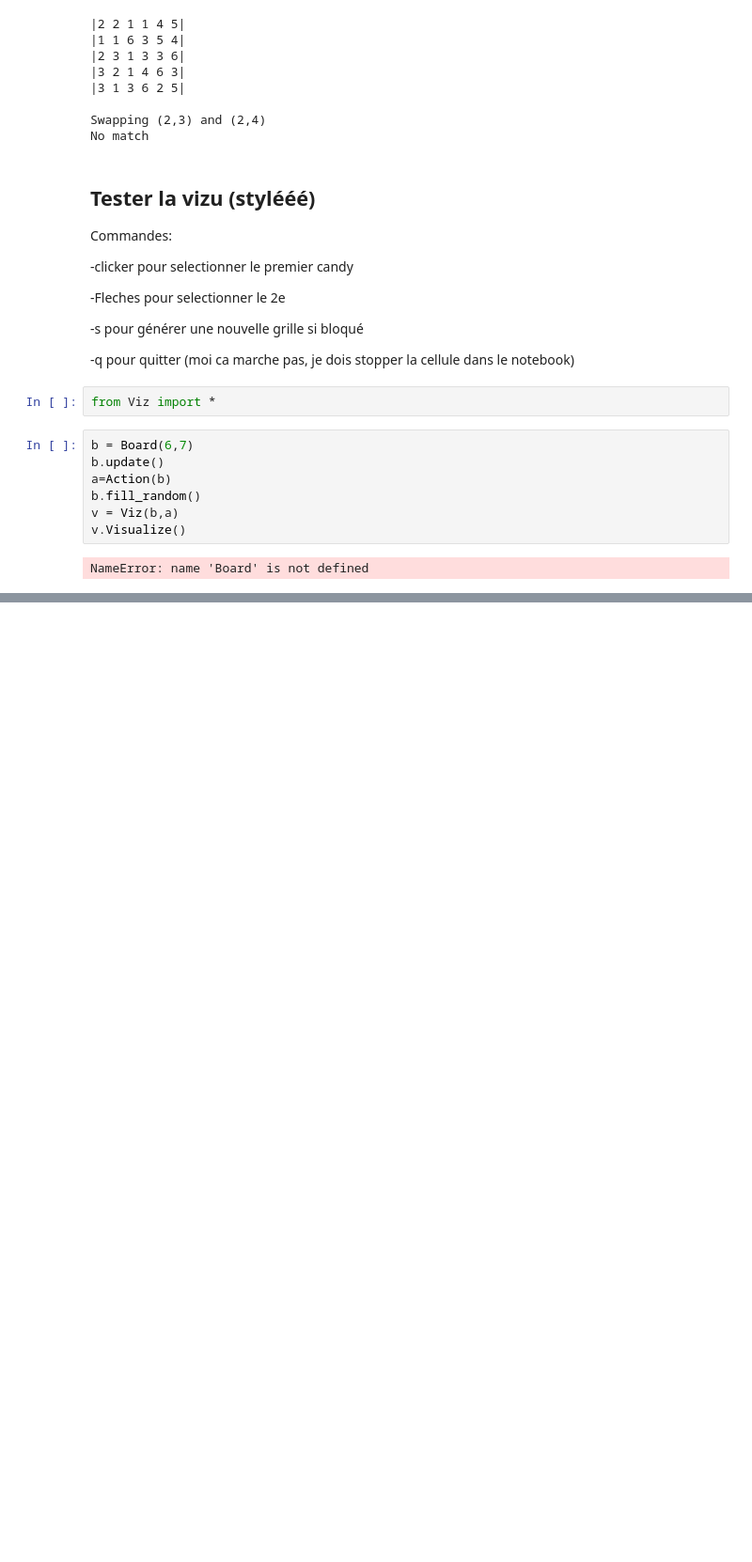
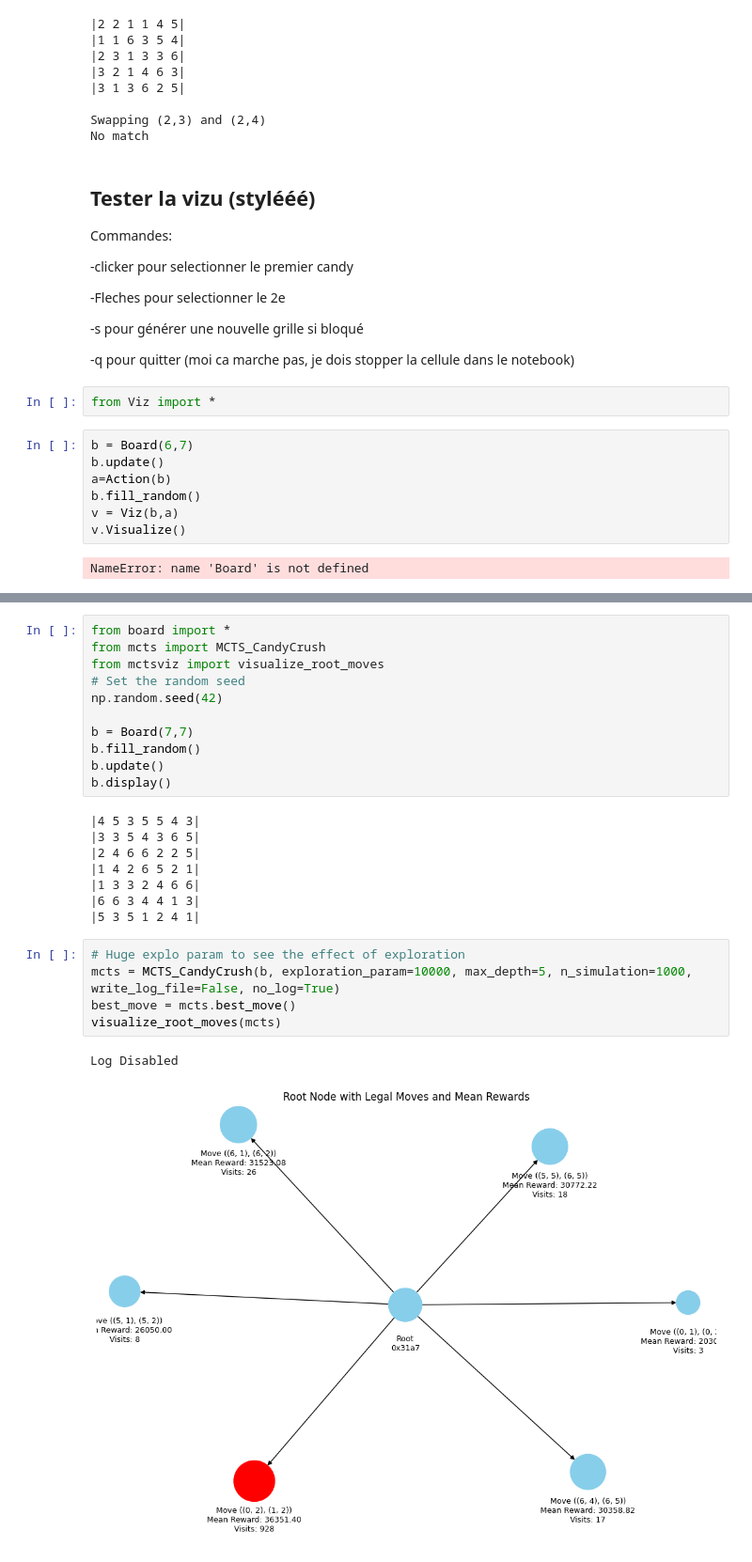
Before and after one commit to AlexisBnnft/CandyCrusher, a Jupyter notebook: Test.ipynb, the cells around one changed output, grey strips where cells are left out. Shown: that part at 94% size. Saved outputs shown, nothing was run; the diff lists cells and outputs as text; blank space fills up the shorter version.

```diff
--- a/Test.ipynb
+++ b/Test.ipynb
@@ -191,0 +202,27 @@ NameError: name 'Board' is not defined
+# %%
+from board import *
+from mcts import MCTS_CandyCrush
+from mctsviz import visualize_root_moves
+# Set the random seed
+np.random.seed(42)
+
+b = Board(7,7)
+b.fill_random()
+b.update()
+b.display()
+# %% [output]
+|4 5 3 5 5 4 3|
+|3 3 5 4 3 6 5|
+|2 4 6 6 2 2 5|
+|1 4 2 6 5 2 1|
+|1 3 3 2 4 6 6|
+|6 6 3 4 4 1 3|
+|5 3 5 1 2 4 1|
+# %%
+# Huge explo param to see the effect of exploration
+mcts = MCTS_CandyCrush(b, exploration_param=10000, max_depth=5, n_simulation=1000, write_log_file=False, no_log=True)
+best_move = mcts.best_move()
+visualize_root_moves(mcts)
+# %% [output]
+Log Disabled
+[figure, added]
```
Also changed, not shown: parts of 4 cells of this notebook, 4 other files.
